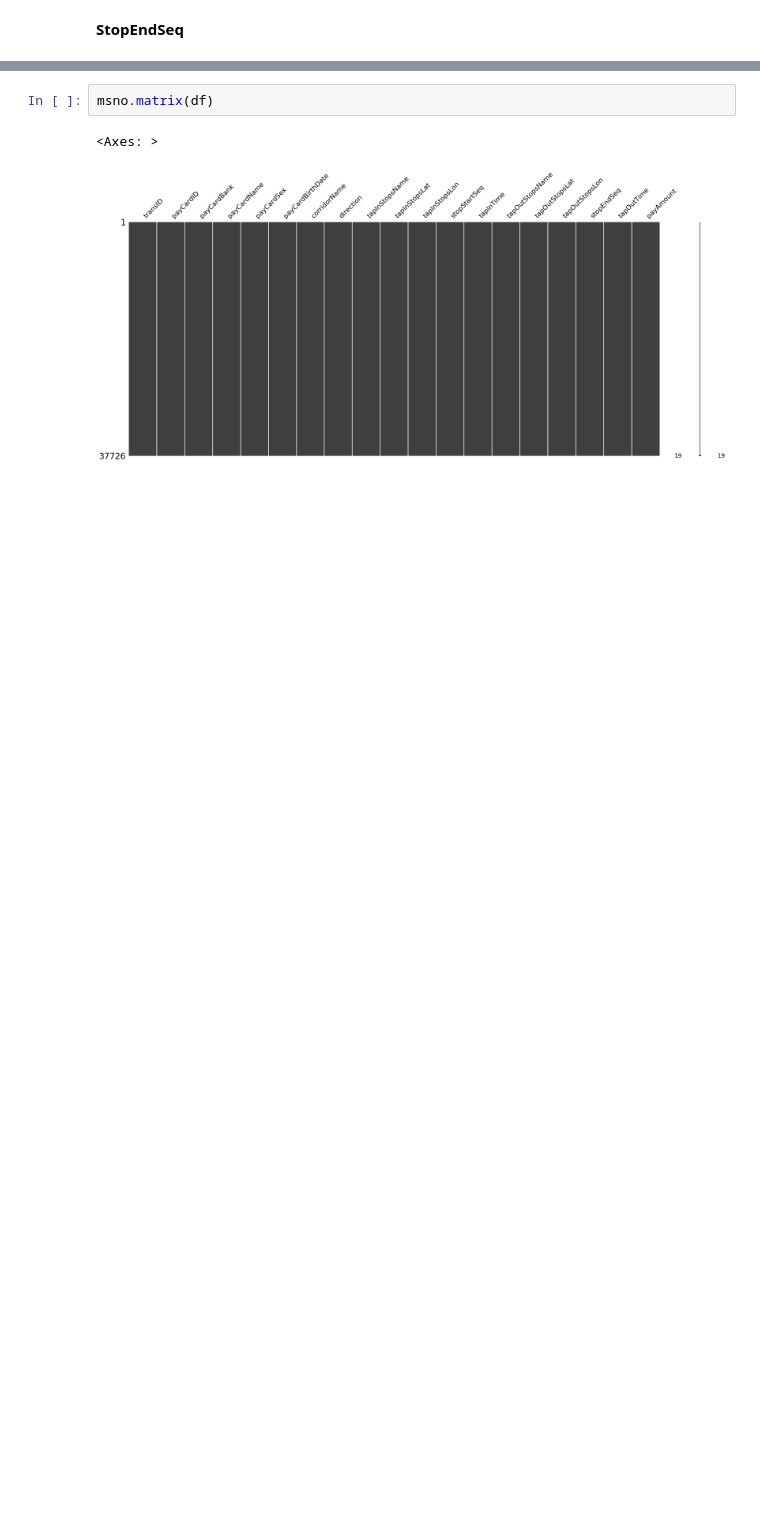
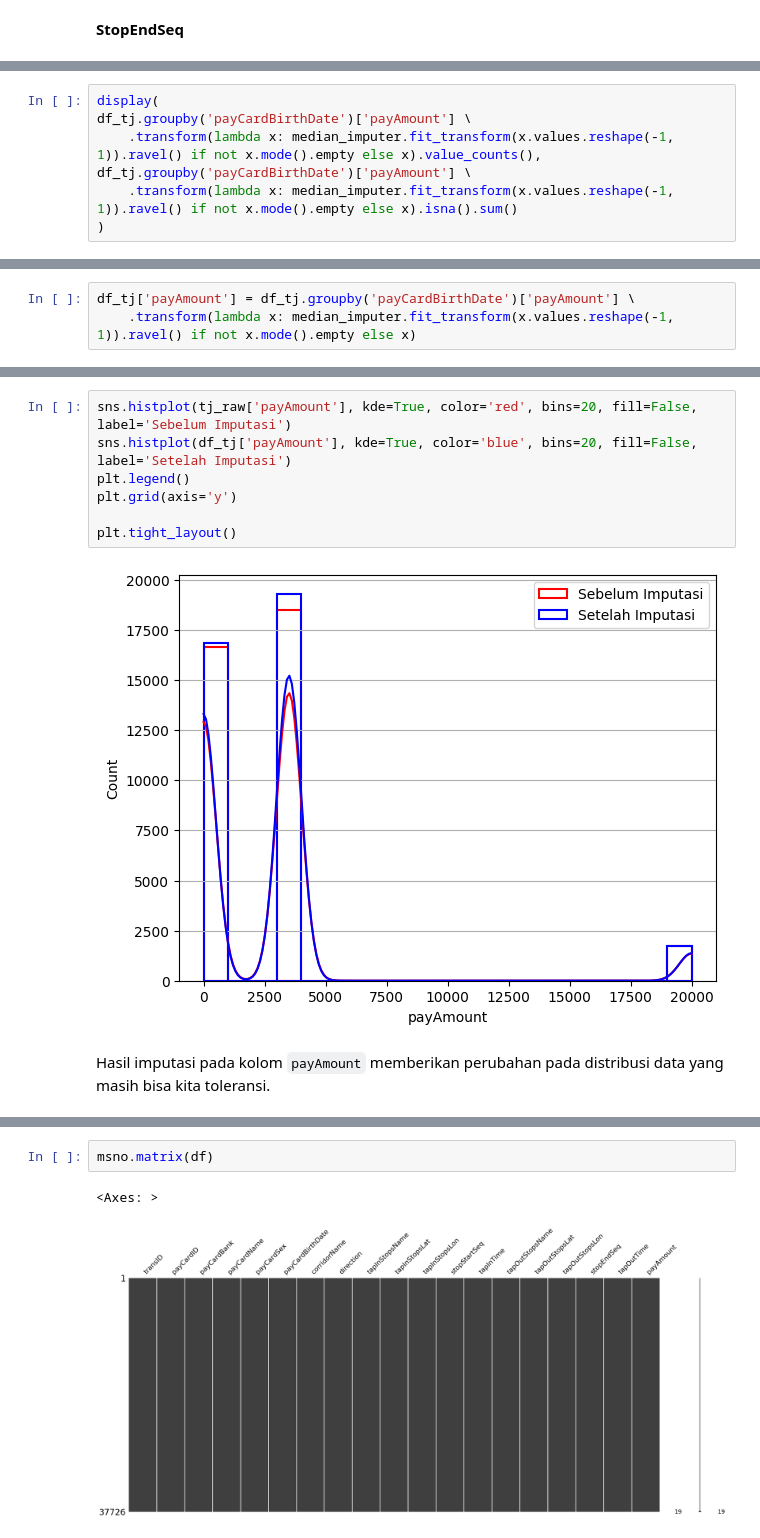
Before and after one commit to bonifasiusx/capstone-data-analysis, a Jupyter notebook: data_understanding_and_data_wrangling.ipynb, the cells around one changed output, grey strips where cells are left out. Drawn from its saved outputs; the diff is of its cells as text; blank space fills up the shorter version.

```diff
--- a/data_understanding_and_data_wrangling.ipynb
+++ b/data_understanding_and_data_wrangling.ipynb
@@ -453,0 +547,7 @@ df_tj_missing
+# %%
+display(
+df_tj.groupby('payCardBirthDate')['payAmount'] \
+    .transform(lambda x: median_imputer.fit_transform(x.values.reshape(-1, 1)).ravel() if not x.mode().empty else x).value_counts(),
+df_tj.groupby('payCardBirthDate')['payAmount'] \
+    .transform(lambda x: median_imputer.fit_transform(x.values.reshape(-1, 1)).ravel() if not x.mode().empty else x).isna().sum()
+)
@@ -453,0 +561,3 @@ df_tj_missing
+# %%
+df_tj['payAmount'] = df_tj.groupby('payCardBirthDate')['payAmount'] \
+    .transform(lambda x: median_imputer.fit_transform(x.values.reshape(-1, 1)).ravel() if not x.mode().empty else x)
@@ -453,0 +588,11 @@ df_tj_missing
+# %%
+sns.histplot(tj_raw['payAmount'], kde=True, color='red', bins=20, fill=False, label='Sebelum Imputasi')
+sns.histplot(df_tj['payAmount'], kde=True, color='blue', bins=20, fill=False, label='Setelah Imputasi')
+plt.legend()
+plt.grid(axis='y')
+
+plt.tight_layout()
+# %% [output]
+[figure, added]
+# %% [markdown]
+Hasil imputasi pada kolom `payAmount` memberikan perubahan pada distribusi data yang masih bisa kita toleransi.
```
Also changed, not shown: parts of 140 cells of this notebook, 1 other file.
